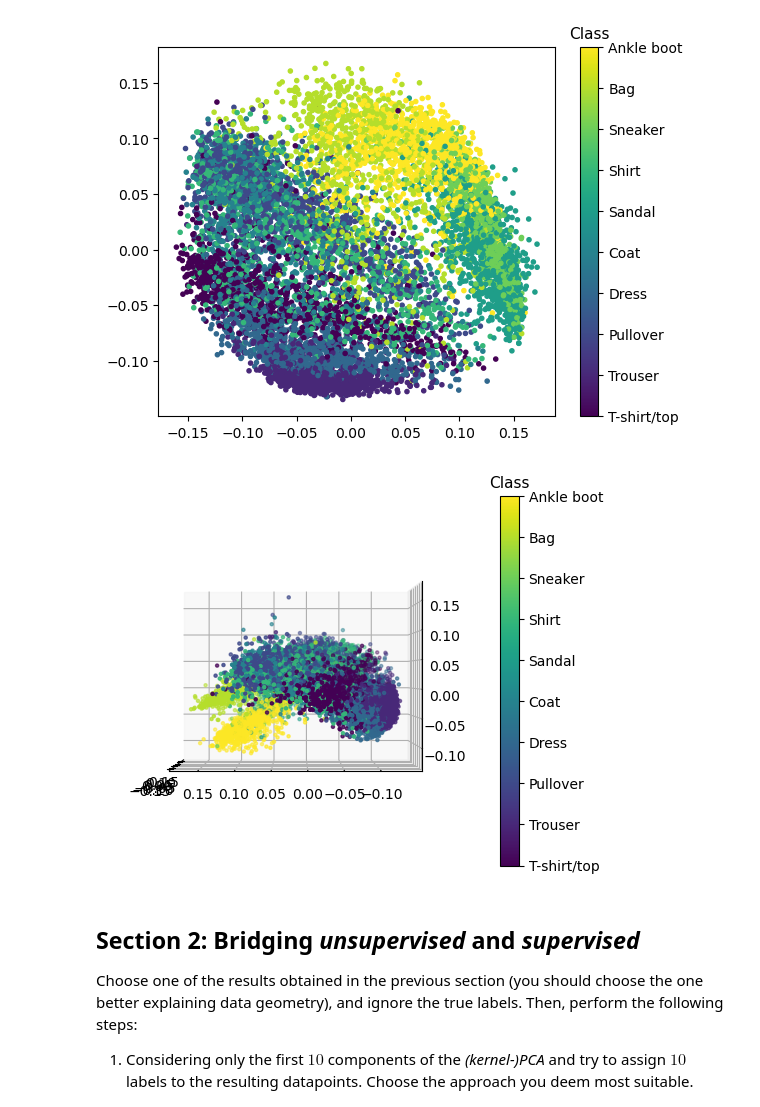
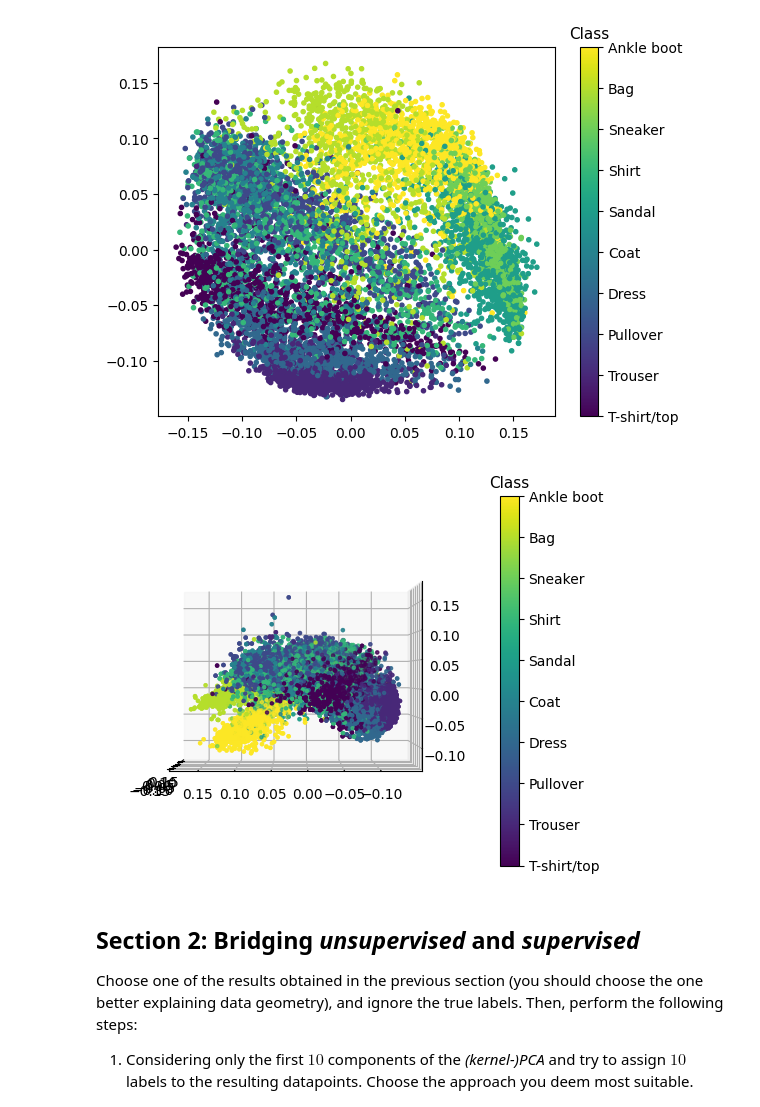
Before and after one commit to LisaDaVinchie/adv-ml_challenge1, a Jupyter notebook: AdvML_Challenge1_v1.ipynb, the cells around one changed output. Cells and saved outputs as stored; diff of their text form; code cells hidden in the pictures.

```diff
--- a/AdvML_Challenge1_v1.ipynb
+++ b/AdvML_Challenge1_v1.ipynb
@@ -211,7 +222,7 @@ The data does not seem to be well separated, so finding the right hyperplane for
 # else:
     ## If the file does not exixts, create it
 
-kernel_pca = KernelPCA(kernel="rbf", n_components=15)
+kernel_pca = KernelPCA(kernel="rbf", n_components = 3)
 data_pca_rbf = kernel_pca.fit_transform(train_subset_scaled)
 
 # save_data(data_pca_rbf, "data_pca_rbf.pickle")
@@ -238,7 +249,8 @@ fig = plt.figure()
 ax = fig.add_subplot(111, projection='3d')
 
 # Color the data points based on the labels
-p = ax.scatter(data_pca_rbf[:, 0], data_pca_rbf[:, 1], data_pca_rbf[:, 2], c = labels_subset, marker='.')
+for i in range(3):
+    p = ax.scatter(data_pca_rbf[:, 0], data_pca_rbf[:, 1], data_pca_rbf[:, 2], c = labels_subset, marker='.')
 
 cb = plt.colorbar(p)
 cb.ax.set_title('Class', fontsize=11)
@@ -252,8 +264,8 @@ ax.view_init(elev=0, azim=135)
 ### Perform parameter tuning
 # %%
 ## Choose the range of the parameter gamma
-gammas = np.arange(start=1/1000, stop=1/10, step=0.01)
-print(gammas)
+gammas = np.arange(1/784 - 5 * (1/784) * (1/10), 1/784 + 5 * (1/784) * (1/10), (1/784) * (1/10))
+
 
 if os.path.exists("eigenvalues_rbf.pickle"):
      ## If the file exixts, load it
@@ -326,7 +343,8 @@ fig = plt.figure()
 ax = fig.add_subplot(111, projection='3d')
 
 # Color the data points based on the labels
-p = ax.scatter(data_pca_poly[:, 0], data_pca_poly[:, 1], data_pca_poly[:, 2], c = labels_subset, marker='.')
+for i in range(3):
+    p = ax.scatter(data_pca_poly[:, 0], data_pca_poly[:, 1], data_pca_poly[:, 2], c = labels_subset, marker='.')
 
 cb = plt.colorbar(p)
 cb.ax.set_title('Class', fontsize=11)
@@ -363,16 +385,17 @@ ax.view_init(elev=90, azim=135)
 # %%
 fig = plt.figure()
 ax = fig.add_subplot(111, projection='3d')
 
 # Color the data points based on the labels
-p = ax.scatter(data_pca_sigmoid[:, 0], data_pca_sigmoid[:, 1], data_pca_sigmoid[:, 2], c = labels_subset, marker='.')
+for i in range(3):
+    p = ax.scatter(data_pca_sigmoid[:, 0], data_pca_sigmoid[:, 1], data_pca_sigmoid[:, 2], c = labels_subset, marker='.')
 
 cb = plt.colorbar(p)
 cb.ax.set_title('Class', fontsize=11)
 cb.ax.set_yticklabels(description.values())
 ax.view_init(elev=0, azim=180)
 # %% [output]
-[figure, old version]
+[figure, new version]
 # %% [markdown]
 ## Section 2: Bridging *unsupervised* and *supervised*
 
```
Also changed, not shown: parts of 81 cells of this notebook.
